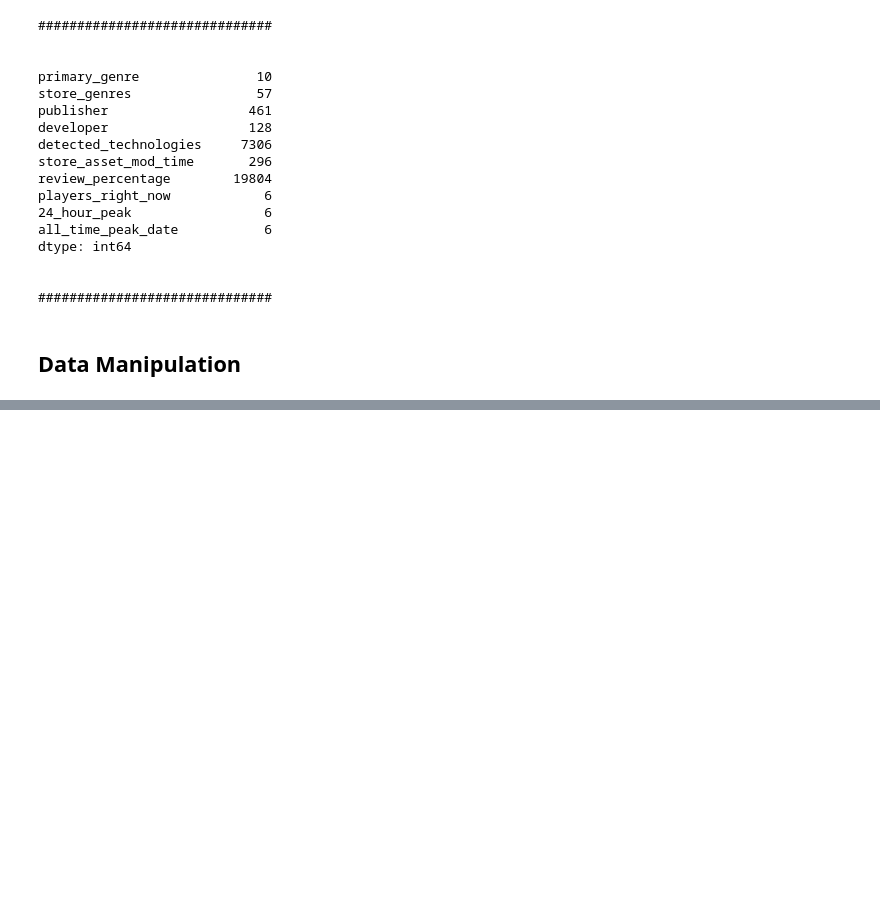
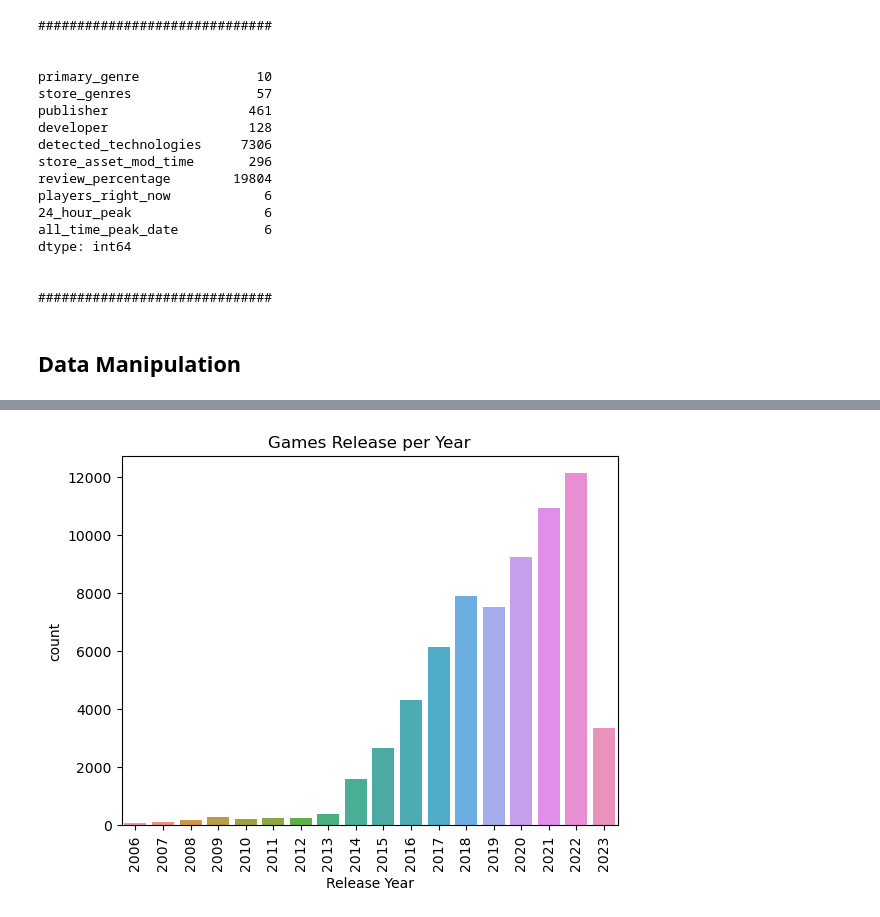
Before and after one commit to r3volte/Steam_Releases, a Jupyter notebook: Steam Releases.ipynb, the cells around one changed output, grey strips where cells are left out. Saved outputs shown, nothing was run; the diff lists cells and outputs as text; code cells hidden in the pictures; blank space fills up the shorter version.

Commit message:
Data Cleaining

```diff
--- a/Steam Releases.ipynb
+++ b/Steam Releases.ipynb
@@ -90,3 +91,13 @@ def technologies_clean(text) :
     return text.split(';')[0].lstrip('Engine.')
 # %%
 game_data['detected_technologies'] = game_data['detected_technologies'].apply(technologies_clean)
+# %%
+def to_date(data):
+   return pd.to_datetime(data)
+# %%
+game_data.release = game_data.release.apply(to_date)
+
+game_data.all_time_peak_date = game_data.all_time_peak_date.apply(to_date)
+# %%
+
+game_data['release_year'] = game_data['release'].dt.year
@@ -92,0 +113,9 @@ game_data['detected_technologies'] = game_data['detected_technologies'].apply(te
+# %%
+count_plot = sns.countplot(x = 'release_year',
+               data = game_data)
+count_plot.set_xticklabels(count_plot.get_xticklabels(), rotation = 90)
+count_plot.set_xlabel('Release Year')
+count_plot.set_title('Games Release per Year')
+plt.show()
+# %% [output]
+[figure, added]
```
Also changed, not shown: parts of 2 cells of this notebook.
